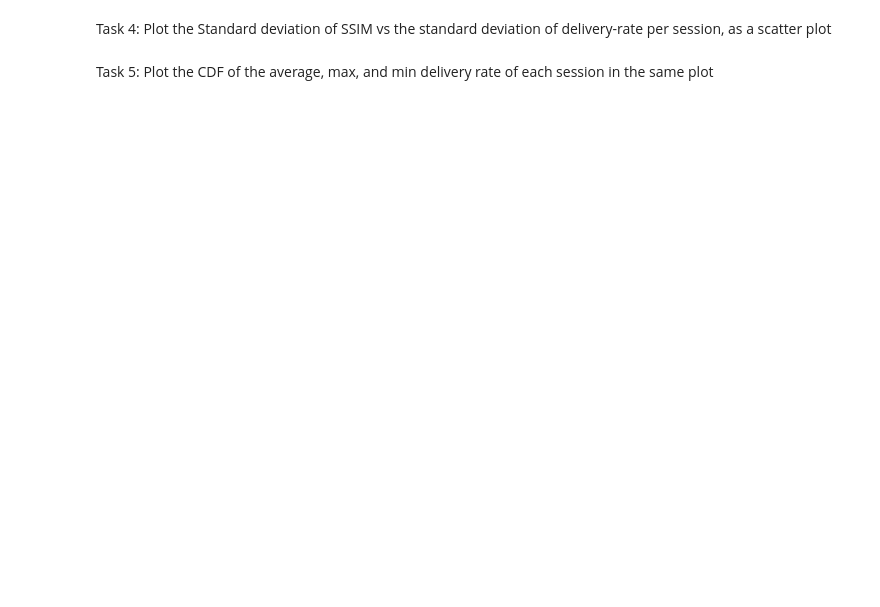
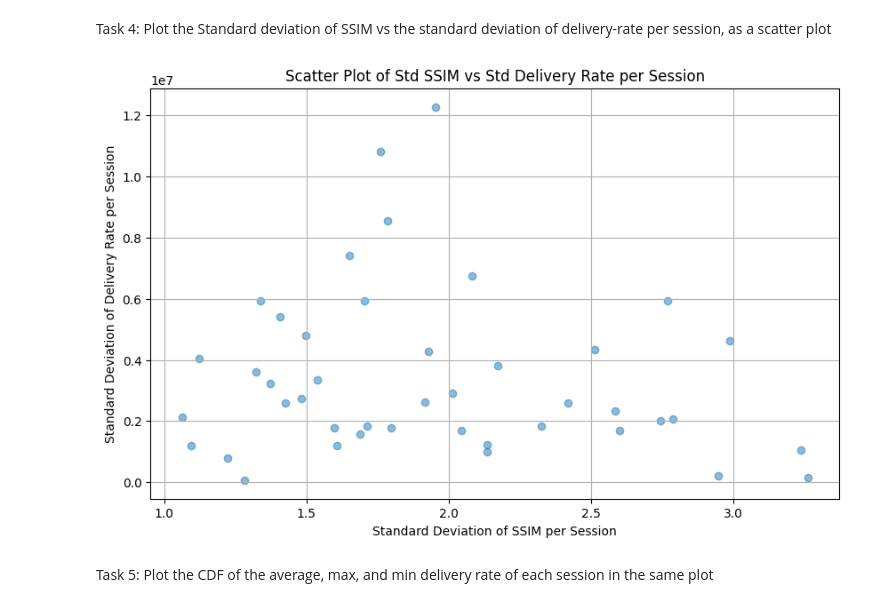
Before and after one commit to andrew200356/cs190n, a Jupyter notebook: discussions/week7/fugu_puffer.ipynb, the cells around one changed output. Drawn from its saved outputs; the diff is of its cells as text; code cells hidden in the pictures; blank space fills up the shorter version.

```diff
--- a/discussions/week7/fugu_puffer.ipynb
+++ b/discussions/week7/fugu_puffer.ipynb
@@ -23,4 +89,19 @@ Task 3: Plot the CDF of SSIM of the first chunk (first entry of every session)
 # %% [markdown]
 Task 4: Plot the Standard deviation of SSIM vs the standard deviation of delivery-rate per session, as a scatter plot
+# %%
+# Calculate the standard deviation of SSIM and delivery rate per session
+std_ssim_per_session = video_sent.groupby('session_id')['ssim_index'].std()
+std_delivery_rate_per_session = video_sent.groupby('session_id')['delivery_rate'].std()
+
+# Create a scatter plot
+plt.figure(figsize=(10, 6))
+plt.scatter(std_ssim_per_session, std_delivery_rate_per_session, alpha=0.5)
+plt.xlabel('Standard Deviation of SSIM per Session')
+plt.ylabel('Standard Deviation of Delivery Rate per Session')
+plt.title('Scatter Plot of Std SSIM vs Std Delivery Rate per Session')
+plt.grid(True)
+plt.show()
+# %% [output]
+[figure, added]
 # %% [markdown]
 Task 5: Plot the CDF of the average, max, and min delivery rate of each session in the same plot
```
Also changed, not shown: parts of 8 cells of this notebook.
